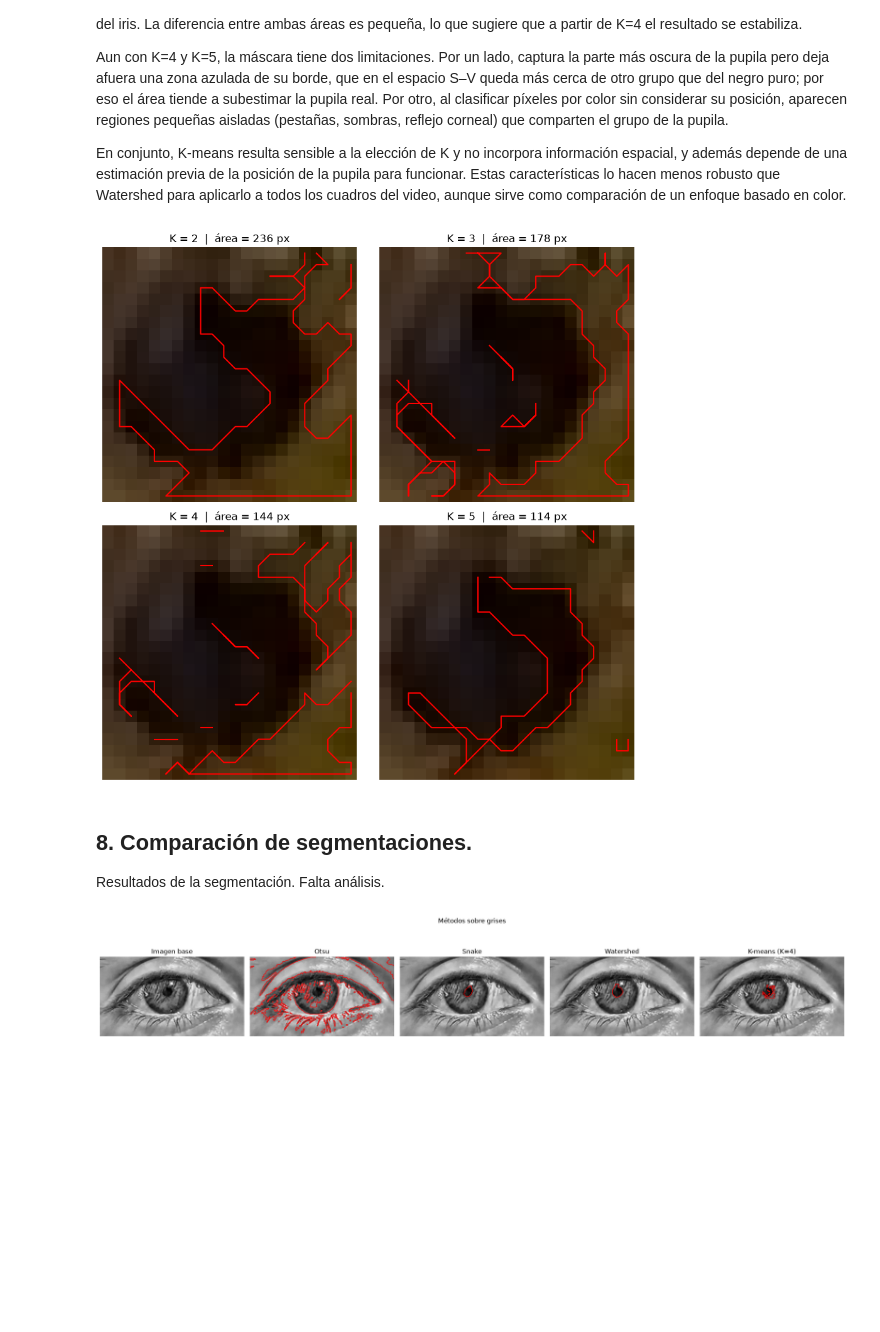
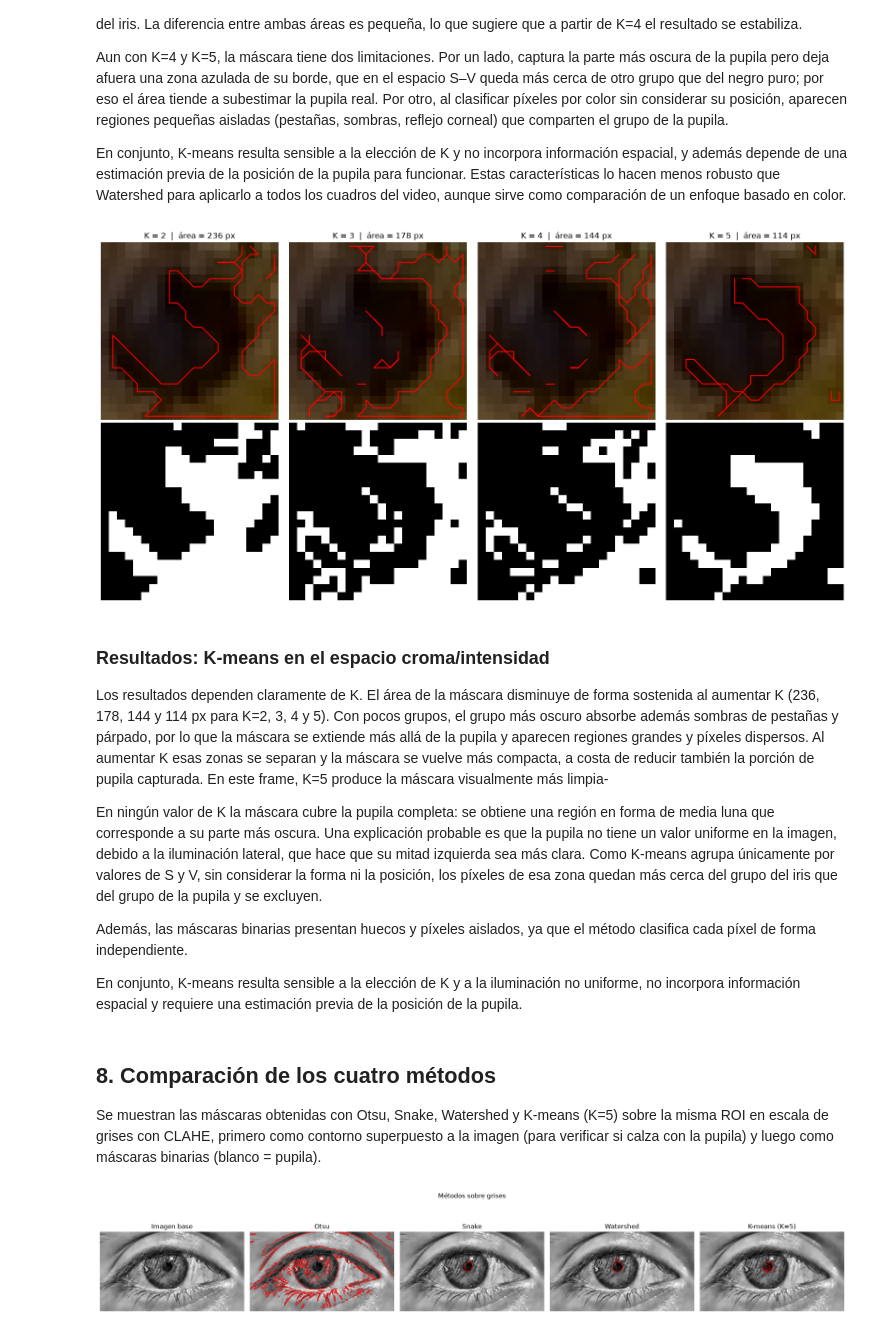
Before and after one commit to suthurralt/Guia-de-imagenes-biomedicas-G9-PSIB, a Jupyter notebook: notebooks/02_1_segmentacion.ipynb, the cells around one changed output. Cells and saved outputs as stored; diff of their text form; code cells hidden in the pictures; blank space fills up the shorter version.

```diff
--- a/notebooks/02_1_segmentacion.ipynb
+++ b/notebooks/02_1_segmentacion.ipynb
@@ -50,7 +50,7 @@ Se leen los parámetros desde `config.yaml`, se definen las rutas de salida e in
 cfg = cargar_config(raiz / "config.yaml")
 
 # Directorio de salida de resultados
-carpeta_res = raiz / cfg["salida"]["carpeta_resultados"]
+carpeta_res = raiz / "results" / "modulo2"
 carpeta_res.mkdir(parents=True, exist_ok=True)
 
 # Carga de imagen y extracción de la ROI
@@ -81,7 +81,6 @@ factor_anillo_interior= w["factor_anillo_interior"]
 factor_anillo_exterior= w["factor_anillo_exterior"]
 
 km = cfg["modulo2"]["kmeans"]
-k_clusters=km["k_clusters"]
 factor_ventana=km["factor_ventana"]
 
 
@@ -301,6 +339,10 @@ else:
     # Los parámetros factor_interior, factor_anillo_interior y factor_anillo_exterior están definidos en ´config.yaml´.
     marcadores = seg.crear_marcadores(img_grises_clahe, cx, cy, r,factor_interior, factor_anillo_interior, factor_anillo_exterior)
     mascara_watershed, etiquetas_watershed = seg.segmentar_watershed(img_grises_clahe, marcadores)
+
+    # 1) Máscara binaria sola a carpeta Resultados (bool -> uint8 con 0 / 255)
+    cv2.imwrite(str(carpeta_res / "2_1_6_watershed.png"),
+                mascara_watershed.astype(np.uint8) * 255)
 
     # Visualización
     fig, axes = plt.subplots(1, 4, figsize=(18, 4.5))
@@ -341,6 +383,8 @@ else:
     for ax in axes:
         ax.axis("off")
 
+    # Guardo figura en resultados\modulo2
+    fig.savefig(raiz / "results" / "modulo2" / "2_1_6_watershed_marcadores.png", dpi=150, bbox_inches="tight")
     plt.tight_layout()
     plt.show()
 # %% [output]
@@ -358,53 +406,74 @@ En conjunto, K-means resulta sensible a la elección de K y no incorpora informa
 # %%
 cx, cy, r = seg.estimar_pupila(img_grises_clahe)
 
-def mostrar_kmeans(roi, cx, cy, r, ks=(2, 3, 4, 5), factor_ventana=factor_ventana, zoom=True):
+def mostrar_kmeans(roi, cx, cy, r, ks=(2, 3, 4, 5), factor_ventana=3, zoom=True):
     """
-    Corre segmentar_kmeans para cada K y grafica el contorno de la máscara
-    sobre la ROI a color. Devuelve un dict {K: máscara}.
+    Corre segmentar_kmeans para cada K y grafica, por columna:
+      - arriba: el contorno de la máscara sobre la ROI a color
+      - abajo: la máscara binaria (blanco = pupila)
+    Devuelve un dict {K: máscara}.
     """
-
     mascaras = {}
     for k in ks:
         mascaras[k] = seg.segmentar_kmeans(roi, cx, cy, r, k=k, factor_ventana=factor_ventana)
 
     # recorte para ver la pupila más de cerca (solo para graficar)
     alto, ancho = roi.shape[:2]
     mitad = int(factor_ventana * r)
     if zoom:
         x0, x1 = max(int(cx) - mitad, 0), min(int(cx) + mitad, ancho)
         y0, y1 = max(int(cy) - mitad, 0), min(int(cy) + mitad, alto)
     else:
         x0, x1, y0, y1 = 0, ancho, 0, alto
 
     n = len(ks)
-    filas = (n + 1) // 2
-    fig, ejes = plt.subplots(filas, 2, figsize=(9, 4.5 * filas))
-    ejes = np.atleast_1d(ejes).ravel()
+    fig, ejes = plt.subplots(2, n, figsize=(4 * n, 8), squeeze=False)
 
-    for eje, (k, mascara) in zip(ejes, mascaras.items()):
+    for j, (k, mascara) in enumerate(mascaras.items()):
+        recorte = mascara[y0:y1, x0:x1]
+        area = int((mascara > 0).sum())
+
+        # fila de arriba: contorno rojo sobre la ROI
+        eje = ejes[0, j]
         eje.imshow(roi[y0:y1, x0:x1])
-        contornos, _ = cv2.findContours(mascara[y0:y1, x0:x1],
-                                        cv2.RETR_EXTERNAL, cv2.CHAIN_APPROX_NONE)
+        contornos, _ = cv2.findContours(recorte, cv2.RETR_EXTERNAL, cv2.CHAIN_APPROX_NONE)
         for c in contornos:
             eje.plot(c[:, 0, 0], c[:, 0, 1], "r", linewidth=1.5)
-        area = int((mascara > 0).sum())
         eje.set_title(f"K = {k}  |  área = {area} px")
         eje.axis("off")
 
-    for eje in ejes[n:]:      # apaga ejes sobrantes si K es impar
+        # fila de abajo: máscara binaria
+        eje = ejes[1, j]
+        eje.imshow(recorte > 0, cmap="gray", vmin=0, vmax=1)
         eje.axis("off")
 
-    plt.tight_layout()
+    fig.tight_layout()
+
+    # Guardar imagen en resultados
+
+    fig.savefig(carpeta_res / "2_1_7_k_means.png", dpi=150, bbox_inches="tight")
+
     plt.show()
     return mascaras
 
-mascaras_kmeans = mostrar_kmeans(roi, cx, cy, r, ks=(2, 3, 4, 5),factor_ventana=factor_ventana)
-mascara_kmeans_4 = mascaras_kmeans[4]
+
+mascaras_kmeans = mostrar_kmeans(roi, cx, cy, r, ks=(2, 3, 4, 5), factor_ventana=factor_ventana)
+mascara_kmeans_5 = mascaras_kmeans[5]   # máscara con K=5
 # %% [output]
-[figure, old version]
+[figure, new version]
+# %% [markdown]
+### Resultados: K-means en el espacio croma/intensidad
+
+Los resultados dependen claramente de K. El área de la máscara disminuye de forma sostenida al aumentar K (236, 178, 144 y 114 px para K=2, 3, 4 y 5). Con pocos grupos, el grupo más oscuro absorbe además sombras de pestañas y párpado, por lo que la máscara se extiende más allá de la pupila y aparecen regiones grandes y píxeles dispersos. Al aumentar K esas zonas se separan y la máscara se vuelve más compacta, a costa de reducir también la porción de pupila capturada. En este frame, K=5 produce la máscara visualmente más limpia-
+
+En ningún valor de K la máscara cubre la pupila completa: se obtiene una región en forma de media luna que corresponde a su parte más oscura. Una explicación probable es que la pupila no tiene un valor uniforme en la imagen, debido a la iluminación lateral, que hace que su mitad izquierda sea más clara. Como K-means agrupa únicamente por valores de S y V, sin considerar la forma ni la posición, los píxeles de esa zona quedan más cerca del grupo del iris que del grupo de la pupila y se excluyen.
+
+Además, las máscaras binarias presentan huecos y píxeles aislados, ya que el método clasifica cada píxel de forma independiente.
+
+En conjunto, K-means resulta sensible a la elección de K y a la iluminación no uniforme, no incorpora información espacial y requiere una estimación previa de la posición de la pupila.
 # %% [markdown]
-## 8. Comparación de segmentaciones.
-Resultados de la segmentación. Falta análisis.
+## 8. Comparación de los cuatro métodos
+
+Se muestran las máscaras obtenidas con Otsu, Snake, Watershed y K-means (K=5) sobre la misma ROI en escala de grises con CLAHE, primero como contorno superpuesto a la imagen (para verificar si calza con la pupila) y luego como máscaras binarias (blanco = pupila).
 # %%
 
```
Also changed, not shown: parts of 22 cells of this notebook, 39 other files.
